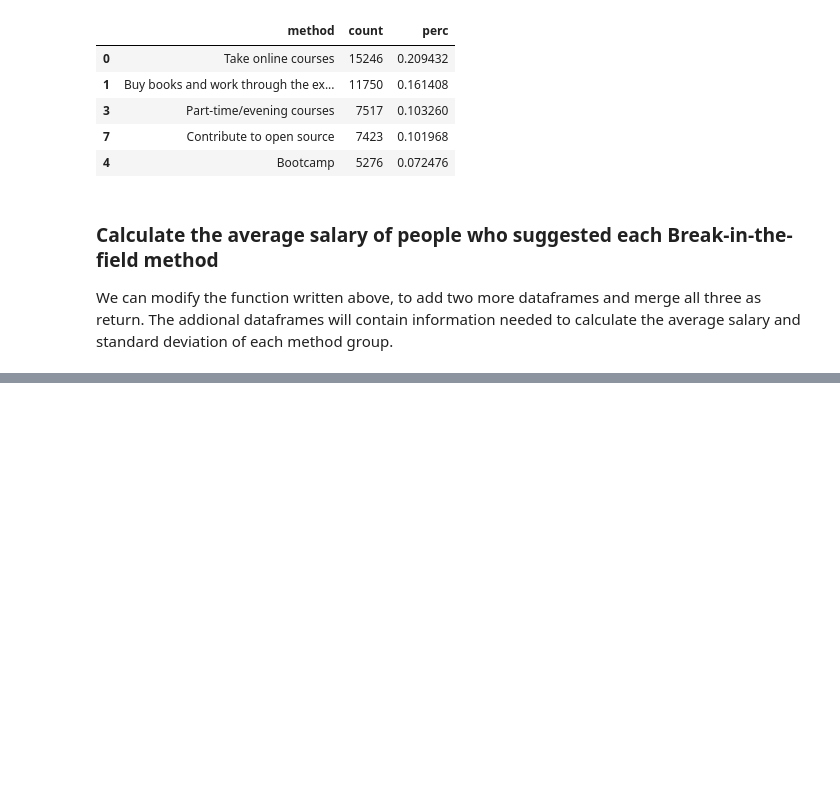
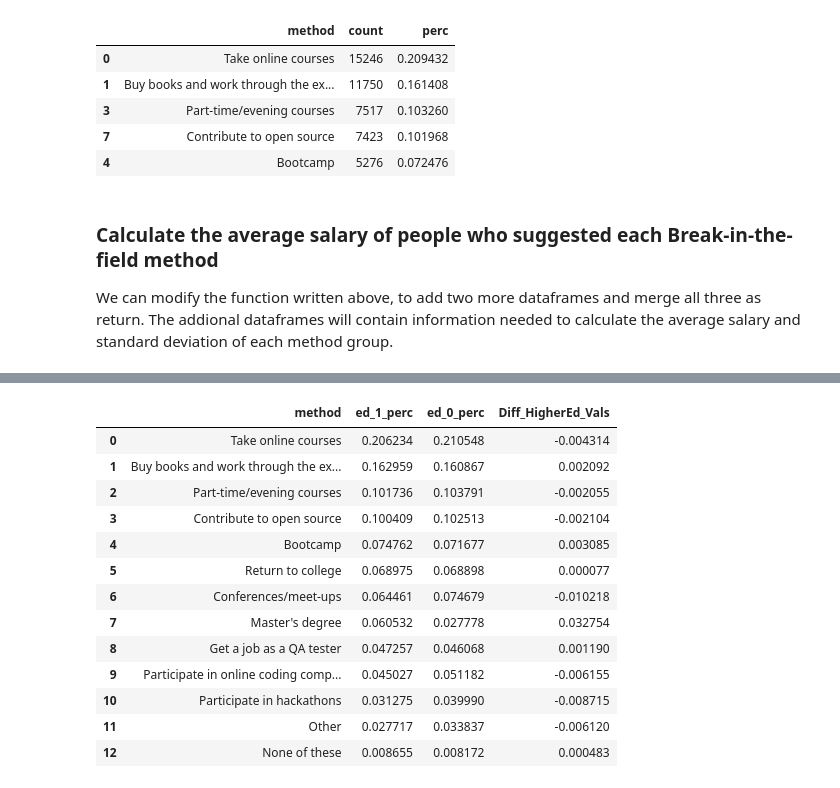
Before and after one commit to Simonabubito/Shen_stackoverflow, a Jupyter notebook: How_to_break_into_the_field.ipynb, the cells around one changed output, grey strips where cells are left out. Drawn from its saved outputs; the diff is of its cells as text; code cells hidden in the pictures; blank space fills up the shorter version.

```diff
--- a/How_to_break_into_the_field.ipynb
+++ b/How_to_break_into_the_field.ipynb
@@ -153,0 +211,6 @@ df_all.sort_values('mean_col', ascending=False)
+# %%
+def higher_ed(formal_ed_str):
+    return 1 if formal_ed_str in {'Master\'s degree', 'Professional degree', 'Doctoral degree'} else 0
+
+# check if this function works
+df.FormalEducation.apply(higher_ed)[:5]
@@ -153,0 +224,5 @@ df_all.sort_values('mean_col', ascending=False)
+# %%
+# Now we can create a new column in the df to indicate if this respondent has higher degree.
+df['HigherEd'] = df.FormalEducation.apply(higher_ed)
+higher_ed_perc = df.HigherEd.mean()
+higher_ed_perc
@@ -153,0 +231,8 @@ df_all.sort_values('mean_col', ascending=False)
+# %%
+# Extract the rows in the df where ‘HigherEd’ is 1 or 0:
+ed1 = df[df['HigherEd'] == 1]
+ed0 = df[df['HigherEd'] == 0]
+
+# Check if the new df's look right:
+print(ed1['HigherEd'][:5])
+ed0['HigherEd'][:5]
@@ -153,0 +252,31 @@ df_all.sort_values('mean_col', ascending=False)
+# %%
+# Use the two new dfs to calculate the percentage of each CousinEducation category, and see if there's any bias
+ed1_count = ed1.CousinEducation.value_counts().reset_index()
+ed0_count = ed0.CousinEducation.value_counts().reset_index()
+ed1_count.columns = ['method', 'count']
+ed0_count.columns = ['method', 'count']
+# %%
+ed1_perc = get_count(ed1_count, 'method', 'count').drop('count', axis = 1)
+ed1_perc.rename(columns = {'perc': 'ed_1_perc'}, inplace = True)
+ed0_perc = get_count(ed0_count, 'method', 'count').drop('count', axis = 1)
+ed0_perc.rename(columns = {'perc': 'ed_0_perc'}, inplace = True)
+
+# Merge to make a new df and compare the difference, plot the difference
+comp_df = pd.merge(ed1_perc, ed0_perc)
+comp_df['Diff_HigherEd_Vals'] = comp_df['ed_1_perc'] - comp_df['ed_0_perc']
+comp_df.style.bar(subset = ['Diff_HigherEd_Vals'], align = 'mid', color = ['#d65f5f', '#5fba7d'])
+# %% [output]
+|  | method | ed_1_perc | ed_0_perc | Diff_HigherEd_Vals |
+| 0 | Take online courses | 0.206234 | 0.210548 | -0.004314 |
+| 1 | Buy books and work through the ex... | 0.162959 | 0.160867 | 0.002092 |
+| 2 | Part-time/evening courses | 0.101736 | 0.103791 | -0.002055 |
+| 3 | Contribute to open source | 0.100409 | 0.102513 | -0.002104 |
+| 4 | Bootcamp | 0.074762 | 0.071677 | 0.003085 |
+| 5 | Return to college | 0.068975 | 0.068898 | 0.000077 |
+| 6 | Conferences/meet-ups | 0.064461 | 0.074679 | -0.010218 |
+| 7 | Master's degree | 0.060532 | 0.027778 | 0.032754 |
+| 8 | Get a job as a QA tester | 0.047257 | 0.046068 | 0.001190 |
+| 9 | Participate in online coding comp... | 0.045027 | 0.051182 | -0.006155 |
+| 10 | Participate in hackathons | 0.031275 | 0.039990 | -0.008715 |
+| 11 | Other | 0.027717 | 0.033837 | -0.006120 |
+| 12 | None of these | 0.008655 | 0.008172 | 0.000483 |
```
Also changed, not shown: parts of 13 cells of this notebook.
